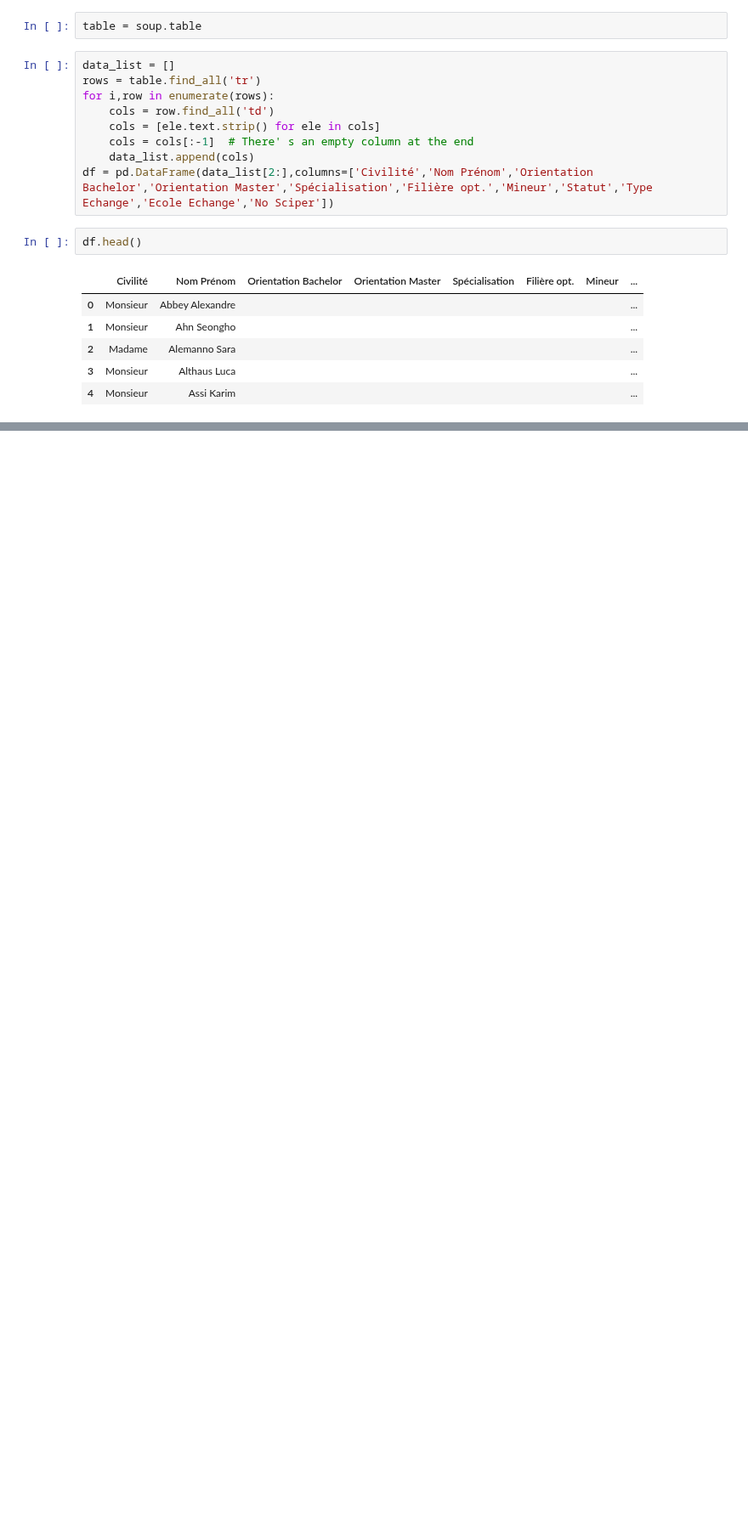
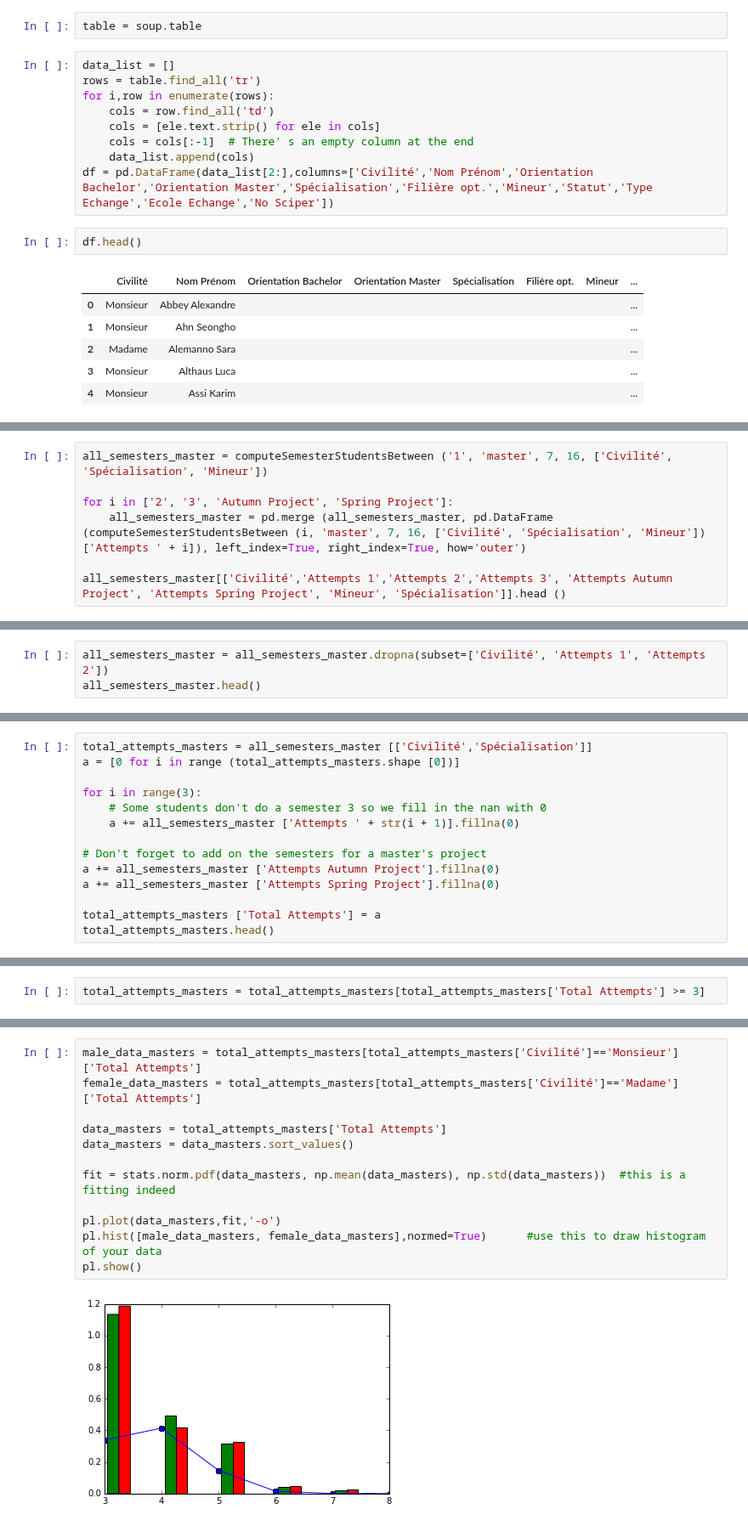
Before and after one commit to fearnleymartin/ada-epfl, a Jupyter notebook: 02 - Data from the Web/Data from the web.ipynb, the cells around one changed output, grey strips where cells are left out. Shown at 85% size. Cells and saved outputs as stored; diff of their text form; blank space fills up the shorter version.

```diff
--- a/02 - Data from the Web/Data from the web.ipynb
+++ b/02 - Data from the Web/Data from the web.ipynb
@@ -323,0 +593,7 @@ get_table(1,'2016-2017', 'master')
+# %%
+all_semesters_master = computeSemesterStudentsBetween ('1', 'master', 7, 16, ['Civilité', 'Spécialisation', 'Mineur'])
+
+for i in ['2', '3', 'Autumn Project', 'Spring Project']:
+    all_semesters_master = pd.merge (all_semesters_master, pd.DataFrame (computeSemesterStudentsBetween (i, 'master', 7, 16, ['Civilité', 'Spécialisation', 'Mineur']) ['Attempts ' + i]), left_index=True, right_index=True, how='outer')
+
+all_semesters_master[['Civilité','Attempts 1','Attempts 2','Attempts 3', 'Attempts Autumn Project', 'Attempts Spring Project', 'Mineur', 'Spécialisation']].head ()
@@ -323,0 +630,3 @@ get_table(1,'2016-2017', 'master')
+# %%
+all_semesters_master = all_semesters_master.dropna(subset=['Civilité', 'Attempts 1', 'Attempts 2'])
+all_semesters_master.head()
@@ -323,0 +644,14 @@ get_table(1,'2016-2017', 'master')
+# %%
+total_attempts_masters = all_semesters_master [['Civilité','Spécialisation']]
+a = [0 for i in range (total_attempts_masters.shape [0])]
+
+for i in range(3):
+    # Some students don't do a semester 3 so we fill in the nan with 0
+    a += all_semesters_master ['Attempts ' + str(i + 1)].fillna(0)
+
+# Don't forget to add on the semesters for a master's project
+a += all_semesters_master ['Attempts Autumn Project'].fillna(0)
+a += all_semesters_master ['Attempts Spring Project'].fillna(0)
+
+total_attempts_masters ['Total Attempts'] = a
+total_attempts_masters.head()
@@ -323,0 +679,2 @@ get_table(1,'2016-2017', 'master')
+# %%
+total_attempts_masters = total_attempts_masters[total_attempts_masters['Total Attempts'] >= 3]
@@ -323,0 +702,14 @@ get_table(1,'2016-2017', 'master')
+# %%
+male_data_masters = total_attempts_masters[total_attempts_masters['Civilité']=='Monsieur']['Total Attempts']
+female_data_masters = total_attempts_masters[total_attempts_masters['Civilité']=='Madame']['Total Attempts']
+
+data_masters = total_attempts_masters['Total Attempts']
+data_masters = data_masters.sort_values()
+
+fit = stats.norm.pdf(data_masters, np.mean(data_masters), np.std(data_masters))  #this is a fitting indeed
+
+pl.plot(data_masters,fit,'-o')
+pl.hist([male_data_masters, female_data_masters],normed=True)      #use this to draw histogram of your data
+pl.show()
+# %% [output]
+[figure, added]
```
Also changed, not shown: parts of 67 cells of this notebook, 2 other files.
